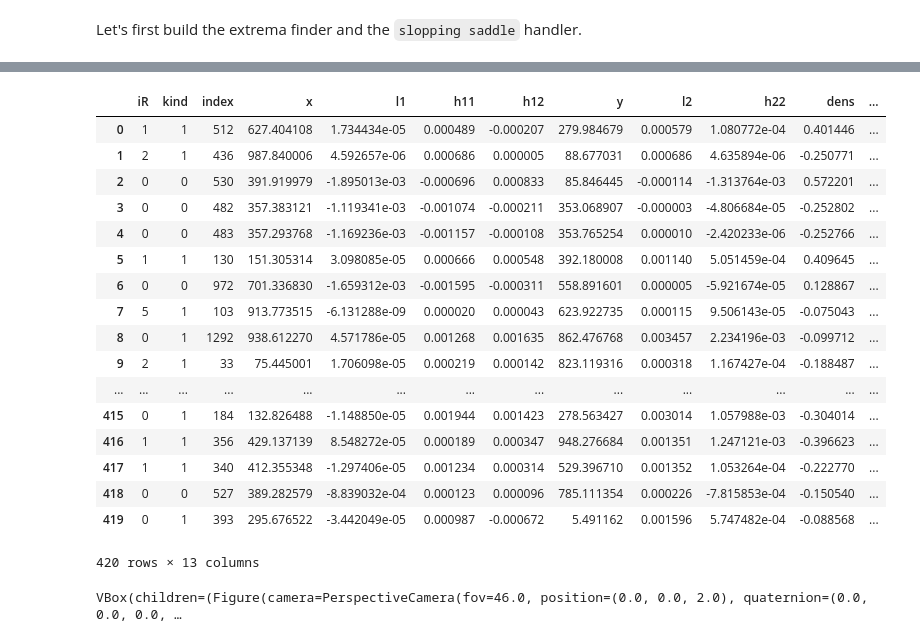
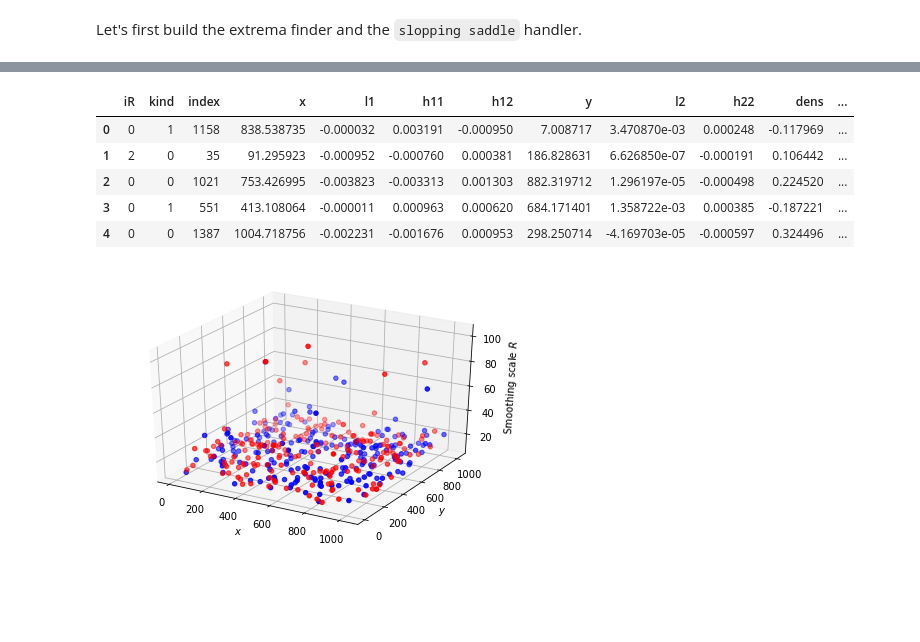
Before and after one commit to cphyc/py_extrema, a Jupyter notebook: extrema_explained.ipynb, the cells around one changed output, grey strips where cells are left out. Saved outputs shown, nothing was run; the diff lists cells and outputs as text; code cells hidden in the pictures; blank space fills up the shorter version.

```diff
--- a/extrema_explained.ipynb
+++ b/extrema_explained.ipynb
@@ -88,31 +88,22 @@ import ipyvolume as ipv
 # %%
-crit_events
+crit_events.head()
 # %% [output]
 |  | iR | kind | index | x | l1 | h11 | h12 | y | l2 | h22 | dens | ... |
-| 0 | 1 | 1 | 512 | 627.404108 | 1.734434e-05 | 0.000489 | -0.000207 | 279.984679 | 0.000579 | 1.080772e-04 | 0.401446 | ... |
-| 1 | 2 | 1 | 436 | 987.840006 | 4.592657e-06 | 0.000686 | 0.000005 | 88.677031 | 0.000686 | 4.635894e-06 | -0.250771 | ... |
-| 2 | 0 | 0 | 530 | 391.919979 | -1.895013e-03 | -0.000696 | 0.000833 | 85.846445 | -0.000114 | -1.313764e-03 | 0.572201 | ... |
-| 3 | 0 | 0 | 482 | 357.383121 | -1.119341e-03 | -0.001074 | -0.000211 | 353.068907 | -0.000003 | -4.806684e-05 | -0.252802 | ... |
-| 4 | 0 | 0 | 483 | 357.293768 | -1.169236e-03 | -0.001157 | -0.000108 | 353.765254 | 0.000010 | -2.420233e-06 | -0.252766 | ... |
-| 5 | 1 | 1 | 130 | 151.305314 | 3.098085e-05 | 0.000666 | 0.000548 | 392.180008 | 0.001140 | 5.051459e-04 | 0.409645 | ... |
-| 6 | 0 | 0 | 972 | 701.336830 | -1.659312e-03 | -0.001595 | -0.000311 | 558.891601 | 0.000005 | -5.921674e-05 | 0.128867 | ... |
-| 7 | 5 | 1 | 103 | 913.773515 | -6.131288e-09 | 0.000020 | 0.000043 | 623.922735 | 0.000115 | 9.506143e-05 | -0.075043 | ... |
-| 8 | 0 | 1 | 1292 | 938.612270 | 4.571786e-05 | 0.001268 | 0.001635 | 862.476768 | 0.003457 | 2.234196e-03 | -0.099712 | ... |
-| 9 | 2 | 1 | 33 | 75.445001 | 1.706098e-05 | 0.000219 | 0.000142 | 823.119316 | 0.000318 | 1.167427e-04 | -0.188487 | ... |
-| ... | ... | ... | ... | ... | ... | ... | ... | ... | ... | ... | ... | ... |
-| 415 | 0 | 1 | 184 | 132.826488 | -1.148850e-05 | 0.001944 | 0.001423 | 278.563427 | 0.003014 | 1.057988e-03 | -0.304014 | ... |
-| 416 | 1 | 1 | 356 | 429.137139 | 8.548272e-05 | 0.000189 | 0.000347 | 948.276684 | 0.001351 | 1.247121e-03 | -0.396623 | ... |
-| 417 | 1 | 1 | 340 | 412.355348 | -1.297406e-05 | 0.001234 | 0.000314 | 529.396710 | 0.001352 | 1.053264e-04 | -0.222770 | ... |
-| 418 | 0 | 0 | 527 | 389.282579 | -8.839032e-04 | 0.000123 | 0.000096 | 785.111354 | 0.000226 | -7.815853e-04 | -0.150540 | ... |
-| 419 | 0 | 1 | 393 | 295.676522 | -3.442049e-05 | 0.000987 | -0.000672 | 5.491162 | 0.001596 | 5.747482e-04 | -0.088568 | ... |
+| 0 | 0 | 1 | 1158 | 838.538735 | -0.000032 | 0.003191 | -0.000950 | 7.008717 | 3.470870e-03 | 0.000248 | -0.117969 | ... |
+| 1 | 2 | 0 | 35 | 91.295923 | -0.000952 | -0.000760 | 0.000381 | 186.828631 | 6.626850e-07 | -0.000191 | 0.106442 | ... |
+| 2 | 0 | 0 | 1021 | 753.426995 | -0.003823 | -0.003313 | 0.001303 | 882.319712 | 1.296197e-05 | -0.000498 | 0.224520 | ... |
+| 3 | 0 | 1 | 551 | 413.108064 | -0.000011 | 0.000963 | 0.000620 | 684.171401 | 1.358722e-03 | 0.000385 | -0.187221 | ... |
+| 4 | 0 | 0 | 1387 | 1004.718756 | -0.002231 | -0.001676 | 0.000953 | 298.250714 | -4.169703e-05 | -0.000597 | 0.324496 | ... |
-420 rows × 13 columns
 # %%
-ipv.figure(width=600, height=600)
+ax = plt.subplot(111, projection='3d')
 cc = cycler(color=['red', 'blue'])
 for kind, style in zip(range(2), cc):
     ce = crit_events[crit_events.kind == kind]
-    ipv.scatter(ce.x.values, ce.y.values, ce.R.values, **style)
-ipv.zlabel('R')
-ipv.show()
+    ax.scatter3D(ce.x, ce.y, ce.R, **style)
+
+ax.set_xlabel('$x$')
+ax.set_ylabel('$y$')
+ax.set_zlabel('Smoothing scale $R$')
+plt.tight_layout()
 # %% [output]
-VBox(children=(Figure(camera=PerspectiveCamera(fov=46.0, position=(0.0, 0.0, 2.0), quaternion=(0.0, 0.0, 0.0, …
+[figure, added]
```
Also changed, not shown: parts of 6 cells of this notebook.
